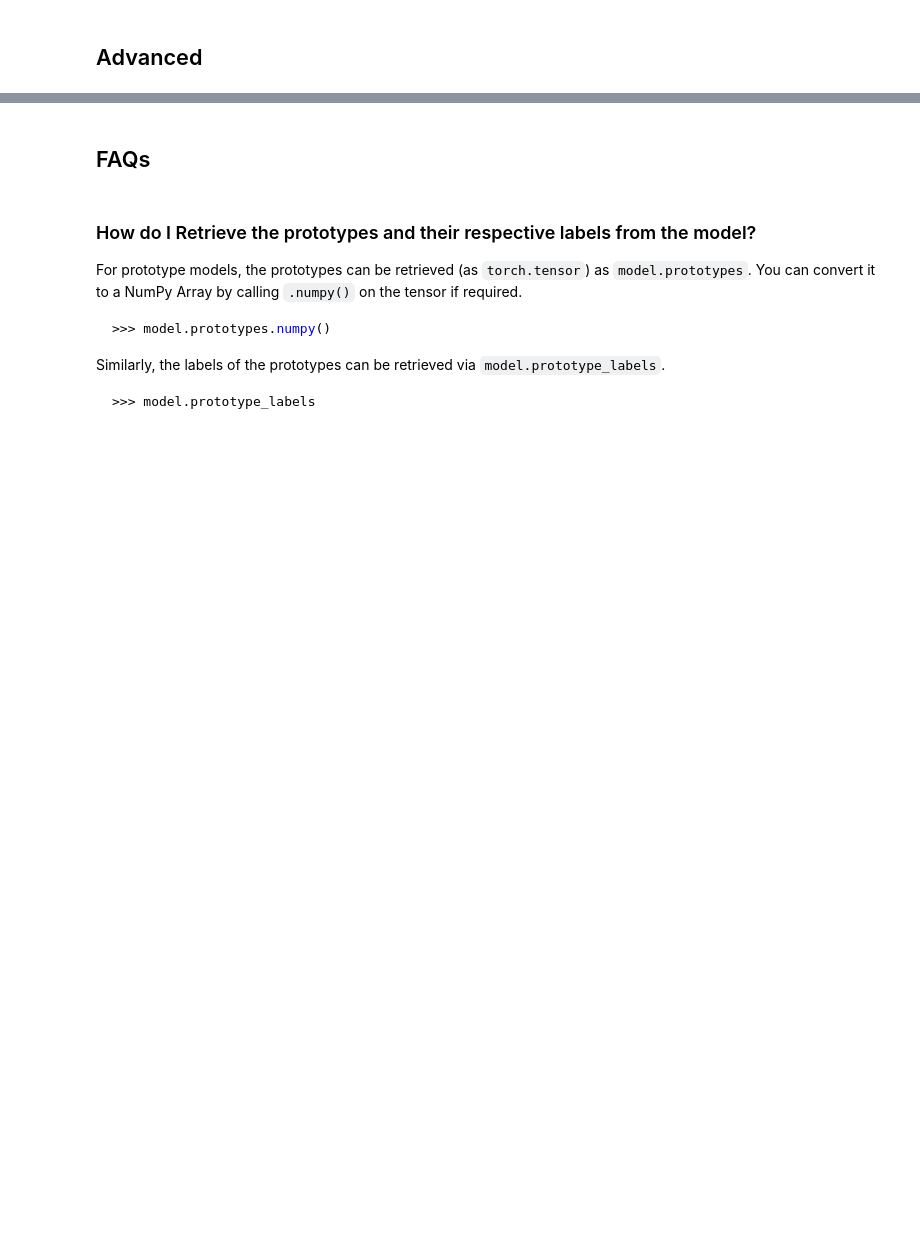
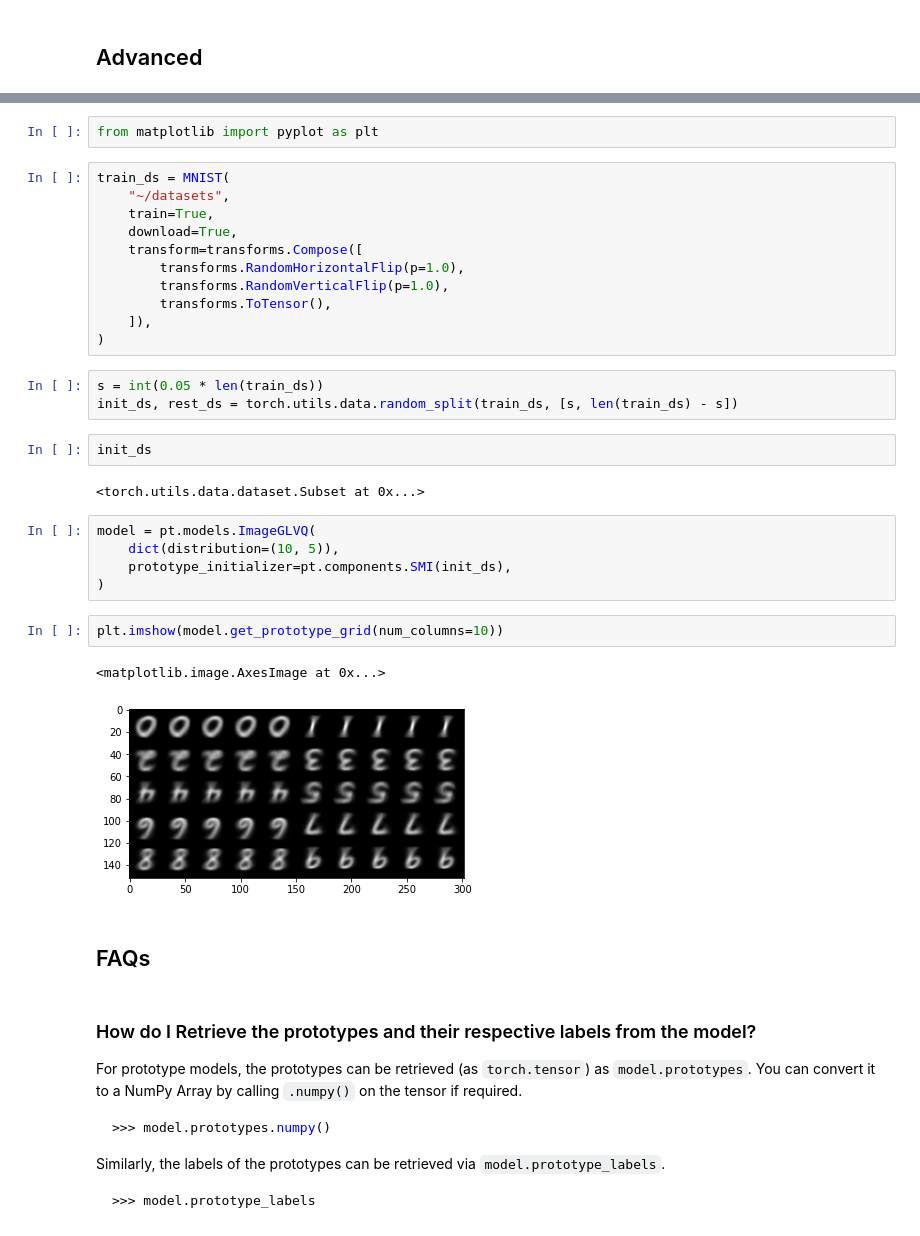
Before and after one commit to si-cim/prototorch_models, a Jupyter notebook: docs/source/tutorial.ipynb, the cells around one changed output, grey strips where cells are left out. Saved outputs shown, nothing was run; the diff lists cells and outputs as text; blank space fills up the shorter version.

```diff
--- a/docs/source/tutorial.ipynb
+++ b/docs/source/tutorial.ipynb
@@ -102,3 +114,33 @@ TPU available: False, using: 0 TPU cores
+# %%
+from matplotlib import pyplot as plt
+# %%
+train_ds = MNIST(
+    "~/datasets",
+    train=True,
+    download=True,
+    transform=transforms.Compose([
+        transforms.RandomHorizontalFlip(p=1.0),
+        transforms.RandomVerticalFlip(p=1.0),
+        transforms.ToTensor(),
+    ]),
+)
+# %%
+s = int(0.05 * len(train_ds))
+init_ds, rest_ds = torch.utils.data.random_split(train_ds, [s, len(train_ds) - s])
+# %%
+init_ds
+# %% [output]
+<torch.utils.data.dataset.Subset at 0x...>
+# %%
+model = pt.models.ImageGLVQ(
+    dict(distribution=(10, 5)),
+    prototype_initializer=pt.components.SMI(init_ds),
+)
+# %%
+plt.imshow(model.get_prototype_grid(num_columns=10))
+# %% [output]
+<matplotlib.image.AxesImage at 0x...>
+[figure, added]
 # %% [markdown]
 ## FAQs
 # %% [markdown]
```
Also changed, not shown: parts of 10 cells of this notebook.
